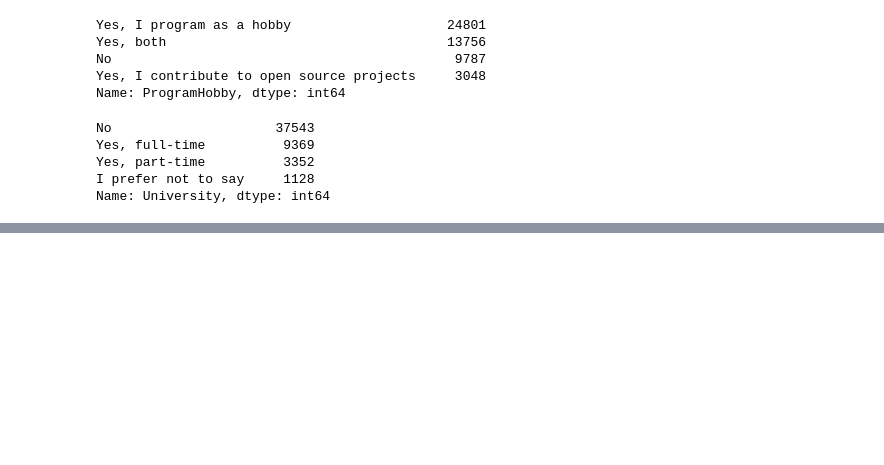
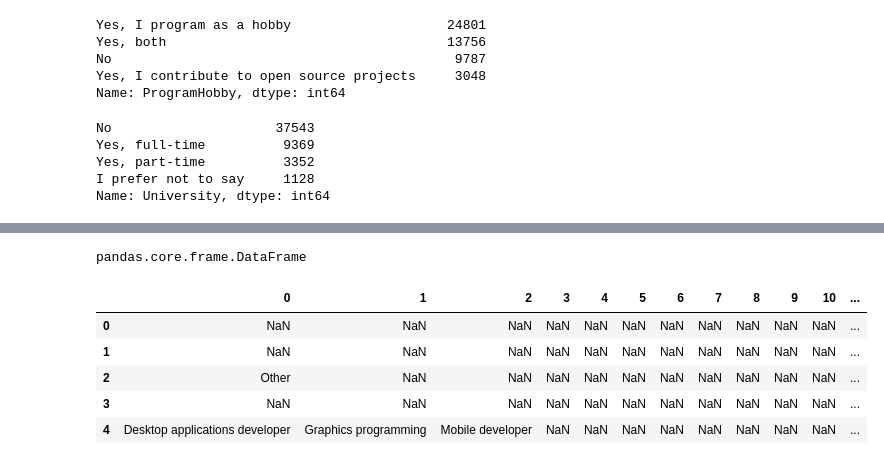
Before and after one commit to goitom/project_1_blog_post, a Jupyter notebook: Stack_Overflow_Survey_Analysis.ipynb, the cells around one changed output, grey strips where cells are left out. Saved outputs shown, nothing was run; the diff lists cells and outputs as text; code cells hidden in the pictures; blank space fills up the shorter version.

```diff
--- a/Stack_Overflow_Survey_Analysis.ipynb
+++ b/Stack_Overflow_Survey_Analysis.ipynb
@@ -33,0 +110,9 @@ df_2017 = pd.read_csv('./so-survey-2017/survey_results_public.csv')
+# %%
+remote_worker_strict_list = ["All or almost all the time (I'm full-time remote)"]
+remote_worker_lax_list = ["All or almost all the time (I'm full-time remote)", "Less than half the time, but at least one day each week", "More than half, but not all, the time", "About half the time"]
+diversity_imprtnt_strict = ["Strongly agree", "Agree"]
+diversity_imprtnt_lax = ["Strongly agree", "Agree", "Somewhat agree"]
+# %%
+# Collapse and dummy HomeRemote and DiversityImportant columns
+df_2017['RemoteWorker_Strict']=df_2017['HomeRemote'].apply(collapse_cat_and_dummy, args=(remote_worker_strict_list,))
+df_2017['RemoteWorker_Lax']=df_2017['HomeRemote'].apply(collapse_cat_and_dummy, args=(remote_worker_lax_list,))
@@ -131,0 +429,4 @@ def df_missingness_stats(df, year):
+# %%
+test = df_2017['DeveloperType'].str.split(";")
+test.loc[test.isnull()] = test.loc[test.isnull()].apply(lambda x: [])
+test = test.apply(lambda x: sorted(x))
@@ -132,3 +453,18 @@ def df_missingness_stats(df, year):
+# %%
+test1 = test.apply(pd.Series)
+# %%
+type(test1)
+# %% [output]
+pandas.core.frame.DataFrame
+# %%
+test1.head()
+# %% [output]
+|  | 0 | 1 | 2 | 3 | 4 | 5 | 6 | 7 | 8 | 9 | 10 | ... |
+| 0 | NaN | NaN | NaN | NaN | NaN | NaN | NaN | NaN | NaN | NaN | NaN | ... |
+| 1 | NaN | NaN | NaN | NaN | NaN | NaN | NaN | NaN | NaN | NaN | NaN | ... |
+| 2 | Other | NaN | NaN | NaN | NaN | NaN | NaN | NaN | NaN | NaN | NaN | ... |
+| 3 | NaN | NaN | NaN | NaN | NaN | NaN | NaN | NaN | NaN | NaN | NaN | ... |
+| 4 | Desktop applications developer | Graphics programming | Mobile developer | NaN | NaN | NaN | NaN | NaN | NaN | NaN | NaN | ... |
 # %%
 def create_dummy_df(df, cols_to_dummy, dummy_na=True):
     '''
```
Also changed, not shown: parts of 39 cells of this notebook.
